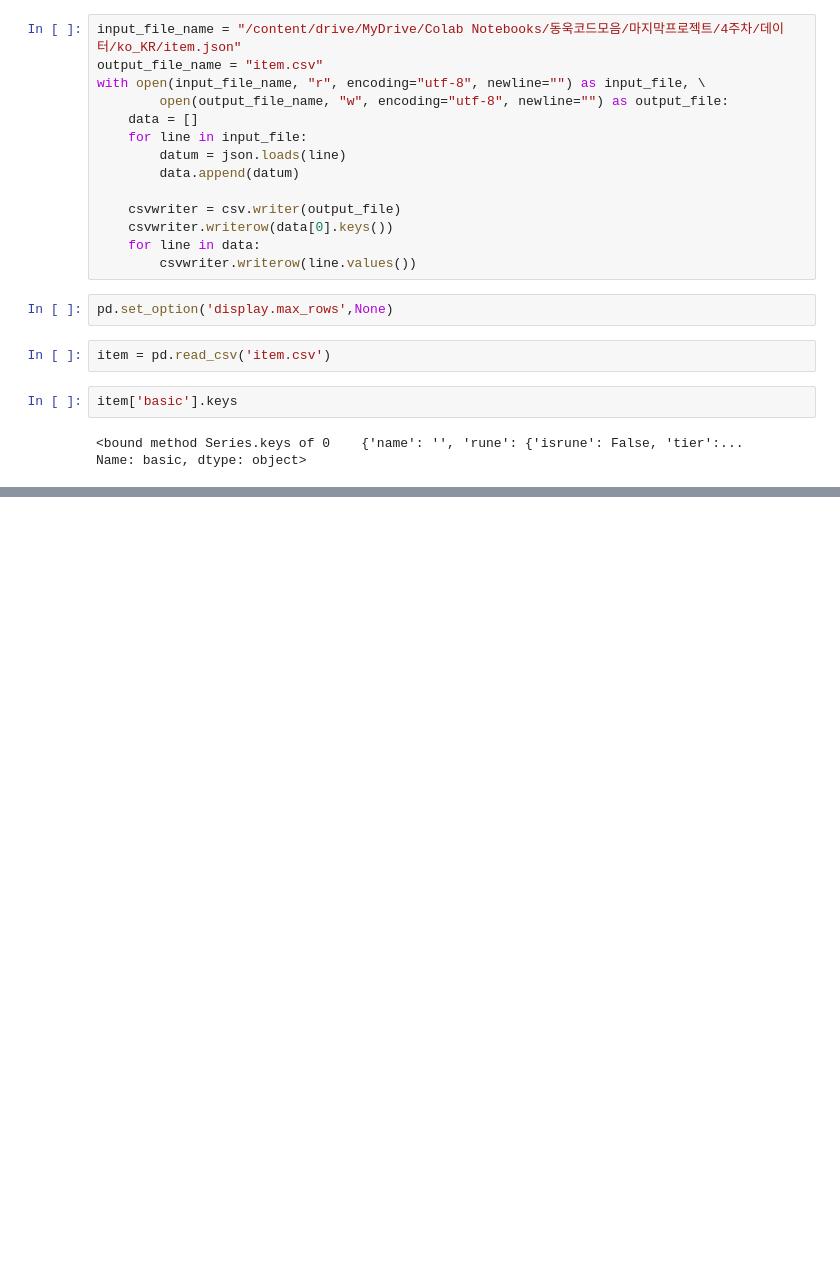
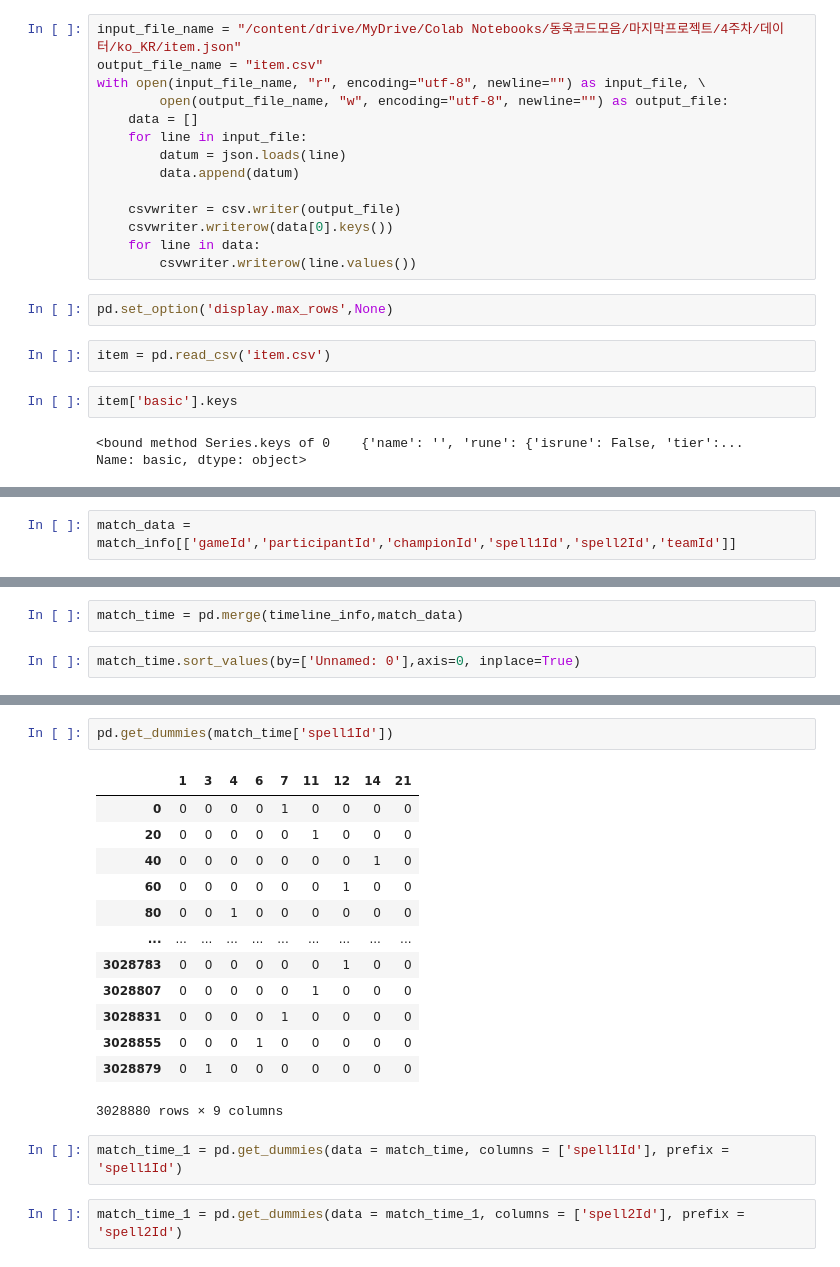
Before and after one commit to cabbi120101/PRJ_OK15GG, a Jupyter notebook: Try/좌표.ipynb, the cells around one changed output, grey strips where cells are left out. Saved outputs shown, nothing was run; the diff lists cells and outputs as text; blank space fills up the shorter version.

```diff
--- a/Try/좌표.ipynb
+++ b/Try/좌표.ipynb
@@ -69,0 +153,2 @@ AttributeError: ignored
+# %%
+match_data = match_info[['gameId','participantId','championId','spell1Id','spell2Id','teamId']]
@@ -69,0 +173,4 @@ AttributeError: ignored
+# %%
+match_time = pd.merge(timeline_info,match_data)
+# %%
+match_time.sort_values(by=['Unnamed: 0'],axis=0, inplace=True)
@@ -69,0 +238,20 @@ AttributeError: ignored
+# %%
+pd.get_dummies(match_time['spell1Id'])
+# %% [output]
+|  | 1 | 3 | 4 | 6 | 7 | 11 | 12 | 14 | 21 |
+| 0 | 0 | 0 | 0 | 0 | 1 | 0 | 0 | 0 | 0 |
+| 20 | 0 | 0 | 0 | 0 | 0 | 1 | 0 | 0 | 0 |
+| 40 | 0 | 0 | 0 | 0 | 0 | 0 | 0 | 1 | 0 |
+| 60 | 0 | 0 | 0 | 0 | 0 | 0 | 1 | 0 | 0 |
+| 80 | 0 | 0 | 1 | 0 | 0 | 0 | 0 | 0 | 0 |
+| ... | ... | ... | ... | ... | ... | ... | ... | ... | ... |
+| 3028783 | 0 | 0 | 0 | 0 | 0 | 0 | 1 | 0 | 0 |
+| 3028807 | 0 | 0 | 0 | 0 | 0 | 1 | 0 | 0 | 0 |
+| 3028831 | 0 | 0 | 0 | 0 | 1 | 0 | 0 | 0 | 0 |
+| 3028855 | 0 | 0 | 0 | 1 | 0 | 0 | 0 | 0 | 0 |
+| 3028879 | 0 | 1 | 0 | 0 | 0 | 0 | 0 | 0 | 0 |
+3028880 rows × 9 columns
+# %%
+match_time_1 = pd.get_dummies(data = match_time, columns = ['spell1Id'], prefix = 'spell1Id')
+# %%
+match_time_1 = pd.get_dummies(data = match_time_1, columns = ['spell2Id'], prefix = 'spell2Id')
```
Also changed, not shown: parts of 55 cells of this notebook.
